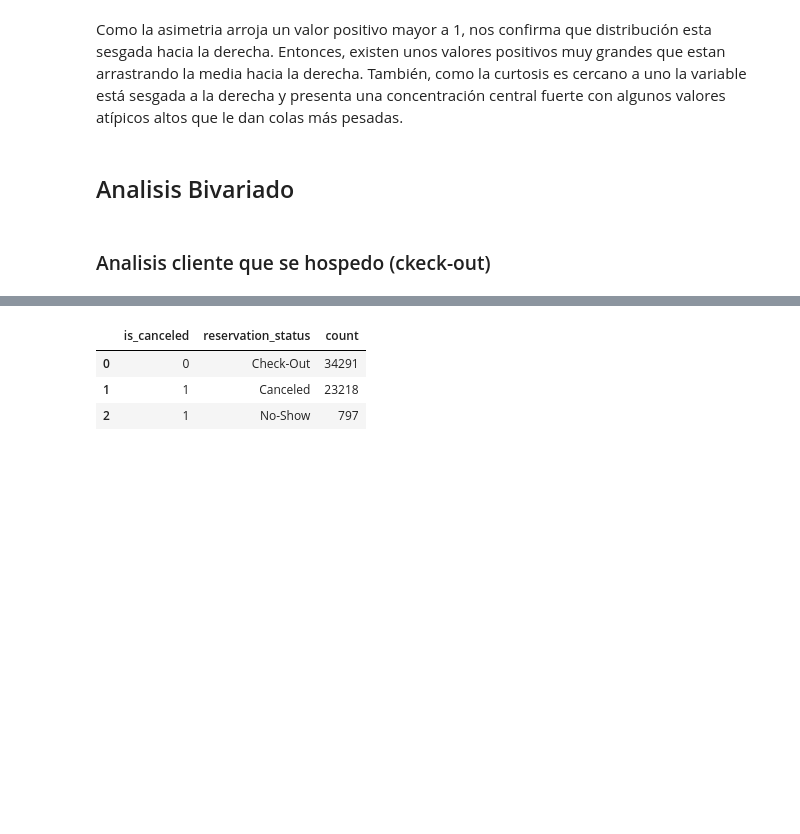
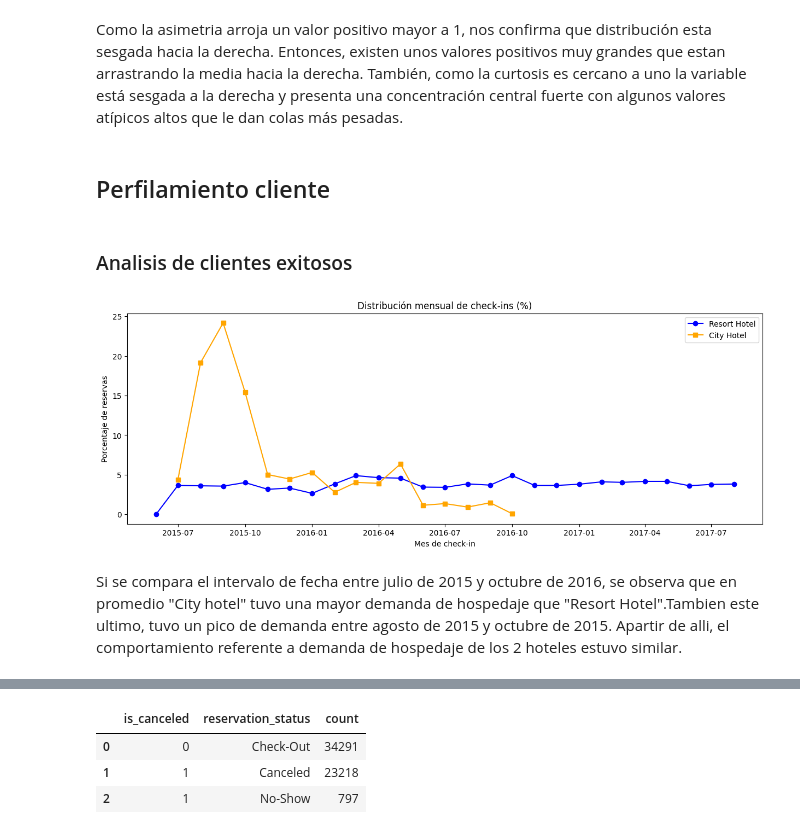
Before and after one commit to leodie1615/taller1, a Jupyter notebook: entendimiento-data.ipynb, the cells around one changed output, grey strips where cells are left out. Drawn from its saved outputs; the diff is of its cells as text; code cells hidden in the pictures; blank space fills up the shorter version.

Commit message:
Analisis cliente exitoso y cliente que hace cancelacion

```diff
--- a/entendimiento-data.ipynb
+++ b/entendimiento-data.ipynb
@@ -256,6 +256,37 @@ Curtosis: 1.0087856167757177
 Como la asimetria arroja un valor positivo mayor a 1, nos confirma que distribución esta sesgada hacia la derecha. Entonces, existen unos valores positivos muy grandes que estan arrastrando la media hacia la derecha.
 También, como la curtosis es cercano a uno la variable está sesgada a la derecha y presenta una concentración central fuerte con algunos valores atípicos altos que le dan colas más pesadas.
 # %% [markdown]
-## Analisis Bivariado
+## Perfilamiento cliente
 # %% [markdown]
-### Analisis cliente que se hospedo (ckeck-out)
+### Analisis de clientes exitosos
+# %%
+# Filtrar solo huéspedes que completaron su estadía
+checkout_df = reservation_df[reservation_df["reservation_status"] == "Check-Out"]
+# obtiene los dias de alojamiento
+checkout_df["days_of_accommodation"]=(checkout_df["stays_in_week_nights"] + checkout_df["stays_in_weekend_nights"])
+# obtiene la fecha de check-in
+checkout_df["date_check-in"]=checkout_df["reservation_status_date"]-pd.to_timedelta(checkout_df["days_of_accommodation"], unit="D")
+# truncar la fecha del check-in al primer dia del mes para realizar analisis
+checkout_df["date_check-in_truncate_month"] = checkout_df["date_check-in"].dt.to_period("M").dt.to_timestamp()
+checkin_counts_resort = checkout_df[checkout_df["hotel"]=="Resort Hotel"]["date_check-in_truncate_month"].value_counts(normalize=True).sort_index() * 100
+checkin_counts_hotel= checkout_df[checkout_df["hotel"]=="City Hotel"]["date_check-in_truncate_month"].value_counts(normalize=True).sort_index() * 100
+plt.figure(figsize=(15,5))
+
+# Línea para Resort Hotel
+plt.plot(checkin_counts_resort.index, checkin_counts_resort.values,
+         marker="o", linestyle="-", color="blue", label="Resort Hotel")
+
+# Línea para City Hotel
+plt.plot(checkin_counts_hotel.index, checkin_counts_hotel.values,
+         marker="s", linestyle="-", color="orange", label="City Hotel")
+
+# Personalización
+plt.title("Distribución mensual de check-ins (%)")
+plt.xlabel("Mes de check-in")
+plt.ylabel("Porcentaje de reservas")
+plt.legend()
+plt.show()
+# %% [output]
+[figure, added]
+# %% [markdown]
+Si se compara el intervalo de fecha entre julio de 2015 y octubre de 2016, se observa que en promedio "City hotel" tuvo una mayor demanda de hospedaje que "Resort Hotel".Tambien este ultimo, tuvo un pico de demanda entre agosto de 2015 y octubre de 2015. Apartir de alli, el comportamiento referente a demanda de hospedaje de los 2 hoteles estuvo similar.
```
Also changed, not shown: parts of 34 cells of this notebook.
